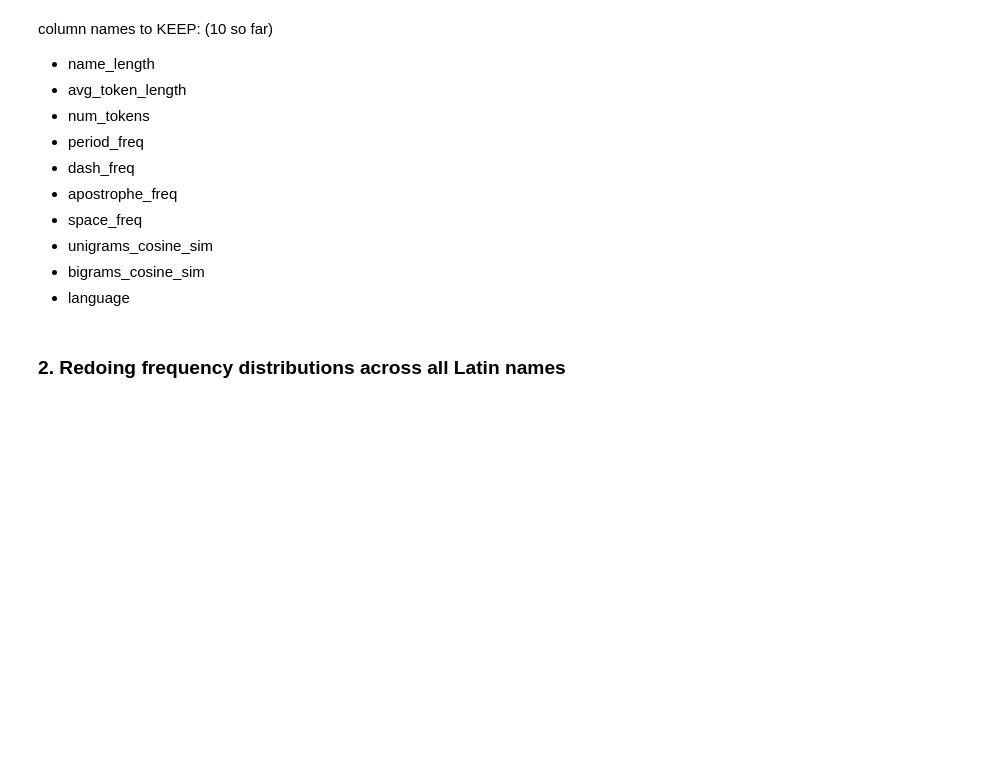
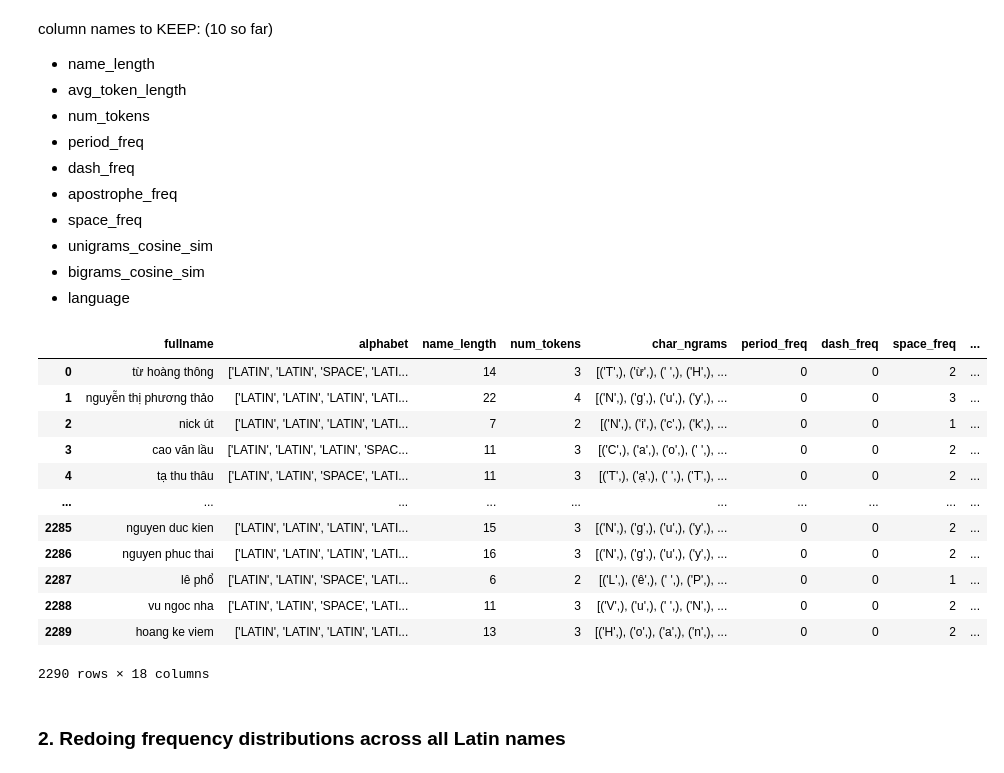
Before and after one commit to Exiger-project/Name_Of_Origin_Project-, a Jupyter notebook: LatinNamesConsolidation.ipynb, the cells around one changed output. Drawn from its saved outputs; the diff is of its cells as text; code cells hidden in the pictures; blank space fills up the shorter version.

```diff
--- a/LatinNamesConsolidation.ipynb
+++ b/LatinNamesConsolidation.ipynb
@@ -51,8 +60,23 @@ column names to KEEP: (10 so far)
 # %%
 #This is where you rename columns to all match
 df_viet.rename(columns = {'word_length': 'name_length'}, inplace = True)
 df_cnrom.rename(columns = {'word_length': 'name_length'}, inplace = True)
 df_cnchar.rename(columns = {'word_length': 'name_length'}, inplace = True)
+df_viet
+# %% [output]
+|  | fullname | alphabet | name_length | num_tokens | char_ngrams | period_freq | dash_freq | space_freq | ... |
+| 0 | từ hoàng thông | ['LATIN', 'LATIN', 'SPACE', 'LATI... | 14 | 3 | [('T',), ('ừ',), (' ',), ('H',), ... | 0 | 0 | 2 | ... |
+| 1 | nguyễn thị phương thảo | ['LATIN', 'LATIN', 'LATIN', 'LATI... | 22 | 4 | [('N',), ('g',), ('u',), ('y',), ... | 0 | 0 | 3 | ... |
+| 2 | nick út | ['LATIN', 'LATIN', 'LATIN', 'LATI... | 7 | 2 | [('N',), ('i',), ('c',), ('k',), ... | 0 | 0 | 1 | ... |
+| 3 | cao văn lầu | ['LATIN', 'LATIN', 'LATIN', 'SPAC... | 11 | 3 | [('C',), ('a',), ('o',), (' ',), ... | 0 | 0 | 2 | ... |
+| 4 | tạ thu thâu | ['LATIN', 'LATIN', 'SPACE', 'LATI... | 11 | 3 | [('T',), ('ạ',), (' ',), ('T',), ... | 0 | 0 | 2 | ... |
+| ... | ... | ... | ... | ... | ... | ... | ... | ... | ... |
+| 2285 | nguyen duc kien | ['LATIN', 'LATIN', 'LATIN', 'LATI... | 15 | 3 | [('N',), ('g',), ('u',), ('y',), ... | 0 | 0 | 2 | ... |
+| 2286 | nguyen phuc thai | ['LATIN', 'LATIN', 'LATIN', 'LATI... | 16 | 3 | [('N',), ('g',), ('u',), ('y',), ... | 0 | 0 | 2 | ... |
+| 2287 | lê phổ | ['LATIN', 'LATIN', 'SPACE', 'LATI... | 6 | 2 | [('L',), ('ê',), (' ',), ('P',), ... | 0 | 0 | 1 | ... |
+| 2288 | vu ngoc nha | ['LATIN', 'LATIN', 'SPACE', 'LATI... | 11 | 3 | [('V',), ('u',), (' ',), ('N',), ... | 0 | 0 | 2 | ... |
+| 2289 | hoang ke viem | ['LATIN', 'LATIN', 'LATIN', 'LATI... | 13 | 3 | [('H',), ('o',), ('a',), ('n',), ... | 0 | 0 | 2 | ... |
+2290 rows × 18 columns
 # %% [markdown]
 ### 2. Redoing frequency distributions across all Latin names
 # %% [markdown]
```
Also changed, not shown: parts of 37 cells of this notebook.
